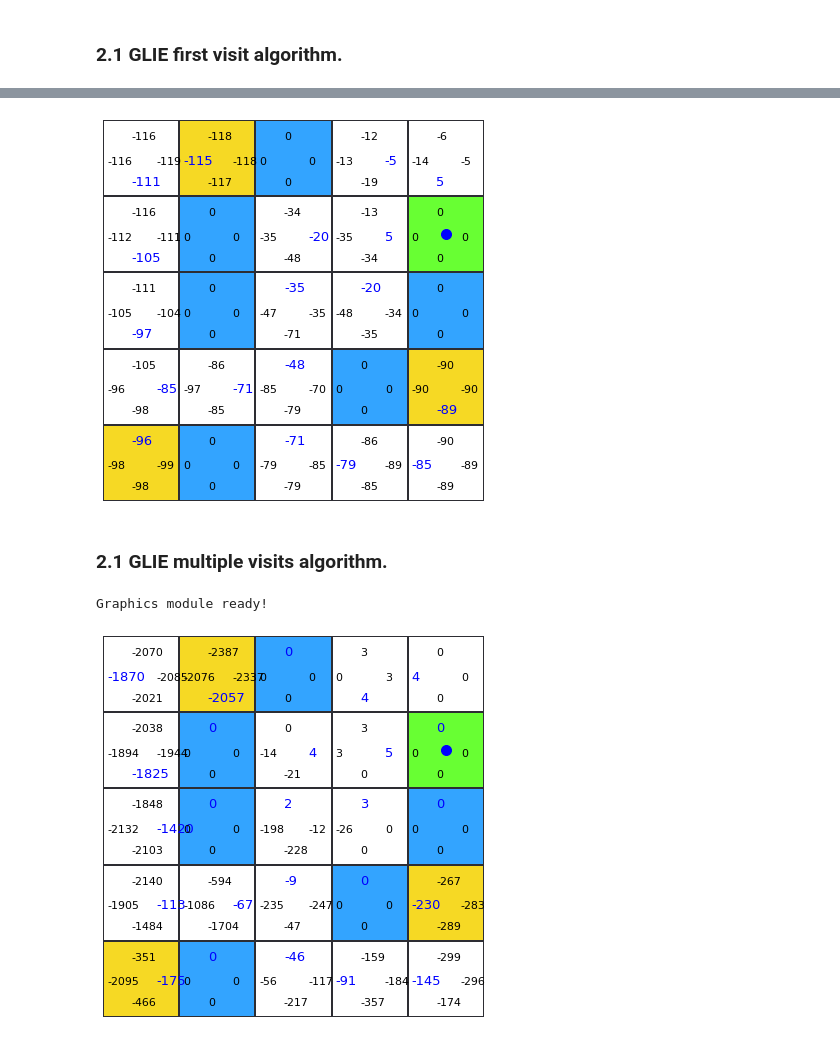
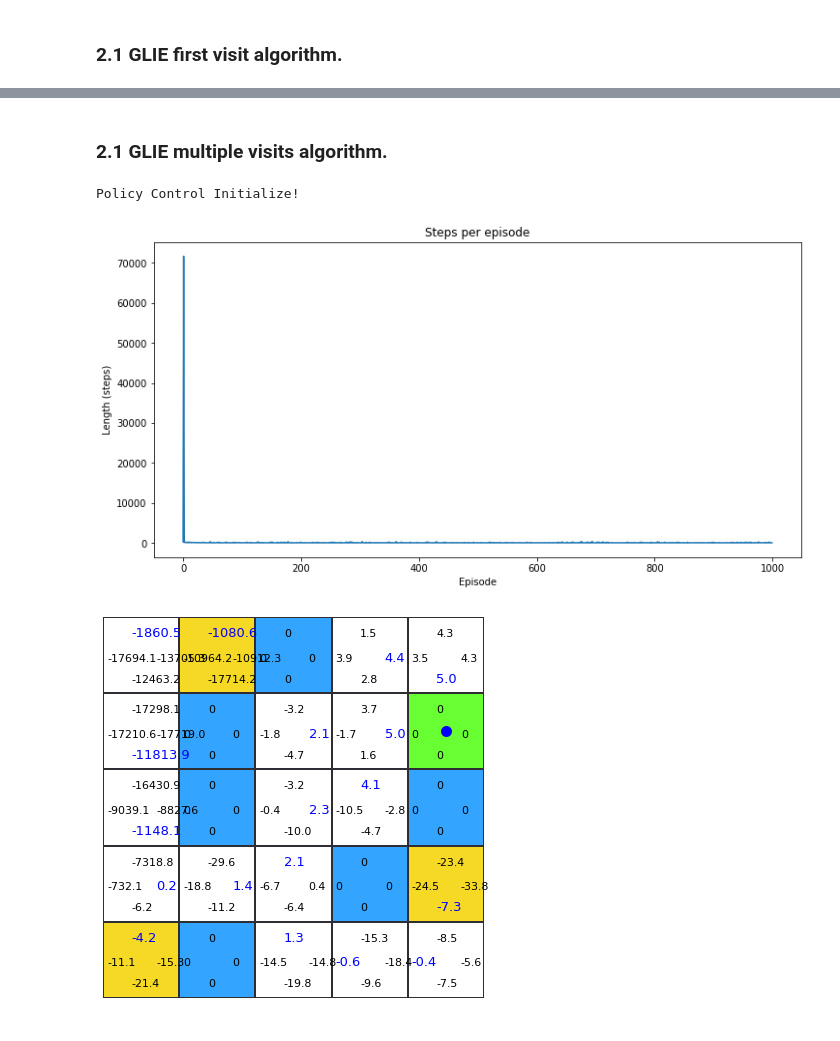
Before and after one commit to Juanchobanano/StocksPrediction, a Jupyter notebook: MonteCarlo Learning.ipynb, the cells around one changed output, grey strips where cells are left out. Saved outputs shown, nothing was run; the diff lists cells and outputs as text; code cells hidden in the pictures.

```diff
--- a/MonteCarlo Learning.ipynb
+++ b/MonteCarlo Learning.ipynb
@@ -526,7 +526,7 @@ class Game():
 class Graphics():
 
     def __init__(self):
-        print("Graphics module ready!")
+        #print("Graphics module ready!")
         self.grid_pos = [0.1, 0.3, 0.5, 0.7, 0.9]
 
         image_name = "./imagenes/Robot.png"
@@ -586,10 +586,16 @@ class Graphics():
                         fontsize_[best_q] = 13
 
                     # Up, bottom, left, right.
-                    plt.text(i/5 + 0.075, j/5 + 0.15, int(q_value_table[i][j][0]), fontsize=fontsize_[0], c = colors[0])
-                    plt.text(i/5 + 0.075, j/5 + 0.03, int(q_value_table[i][j][1]), fontsize=fontsize_[1], c = colors[1])
-                    plt.text(i/5 + 0.01, j/5 + 0.085, int(q_value_table[i][j][2]), fontsize=fontsize_[2], c = colors[2])
-                    plt.text(i/5 + 0.14, j/5 + 0.085, int(q_value_table[i][j][3]), fontsize=fontsize_[3], c = colors[3])
+                    #plt.text(i/5 + 0.075, j/5 + 0.15, int(q_value_table[i][j][0]), fontsize=fontsize_[0], c = colors[0])
+                    #plt.text(i/5 + 0.075, j/5 + 0.03, int(q_value_table[i][j][1]), fontsize=fontsize_[1], c = colors[1])
+                    #plt.text(i/5 + 0.01, j/5 + 0.085, int(q_value_table[i][j][2]), fontsize=fontsize_[2], c = colors[2])
+                    #plt.text(i/5 + 0.14, j/5 + 0.085, int(q_value_table[i][j][3]), fontsize=fontsize_[3], c = colors[3])
+
+                    # Up, bottom, left, right.
+                    plt.text(i/5 + 0.075, j/5 + 0.15, round(q_value_table[i][j][0], 1), fontsize=fontsize_[0], c = colors[0])
+                    plt.text(i/5 + 0.075, j/5 + 0.03, round(q_value_table[i][j][1], 1), fontsize=fontsize_[1], c = colors[1])
+                    plt.text(i/5 + 0.01, j/5 + 0.085, round(q_value_table[i][j][2], 1), fontsize=fontsize_[2], c = colors[2])
+                    plt.text(i/5 + 0.14, j/5 + 0.085, round(q_value_table[i][j][3], 1), fontsize=fontsize_[3], c = colors[3])
 
         # Plot grid.
         plt.axis("off")
@@ -944,28 +958,23 @@ game.update(secs = 0.5, plot_values = True)
-# %%
-agent.setPosition(1, 4)
-game = Game(environment, agent, policy_control.q_value_table)
-game.update(secs = 0.01, plot_values = True)
-# %% [output]
-[figure, removed]
 # %% [markdown]
 ### 2.1 GLIE multiple visits algorithm.
 # %%
 # Generate the random policy.
-policy = list()
+policy2 = list()
 for i in range(0, 5):
     column = list()
     for j in range(0, 5):
         column.append("r")
-    policy.append(column)
+    policy2.append(column)
 discount_factor = 0.5
 
-agent = modelFreeAgent(policy, discount_factor)
-environment = GridEnvironment()
+agent2 = modelFreeAgent(policy2, discount_factor)
+environment2 = GridEnvironment()
 
 # MonteCarlo multiple visits.
-policy_control = PolicyControl(environment, agent, epsilon = 0.2, ephocs = 100)
-policy_control.montecarlo_policy_control_multiple_visits(velocity = 0.01, plot_ephocs = False, plot_evaluation = False)
-policy_control.render()
+policy_control2 = PolicyControl(environment2, agent2, epsilon = 0.2, ephocs = 1000)
+policy_control2.montecarlo_policy_control_multiple_visits(velocity = 0.01, plot_ephocs = False, plot_evaluation = False)
+policy_control2.render()
 # %% [output]
-Graphics module ready!
+Policy Control Initialize!
-[figure, old version]
+[figure, new version]
+[figure, added]
```
Also changed, not shown: parts of 9 cells of this notebook, 14 other files.
